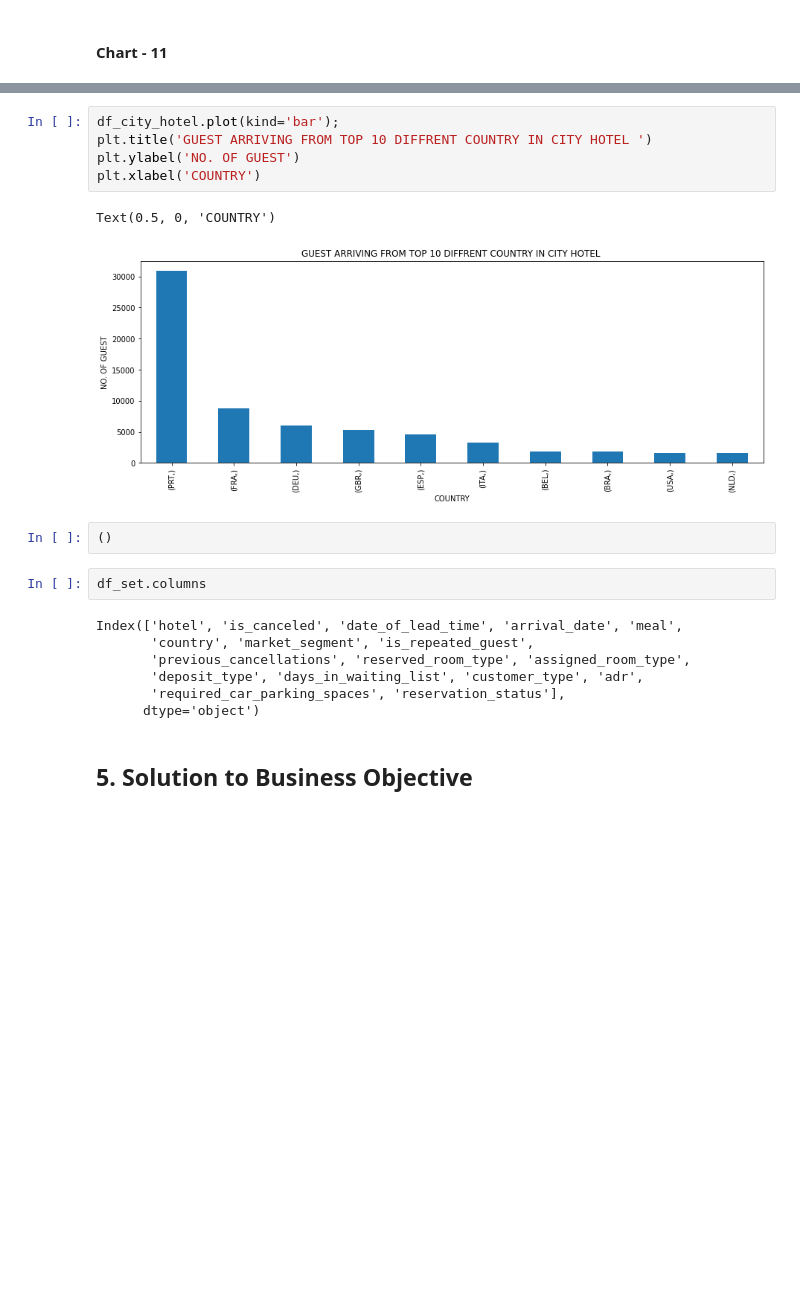
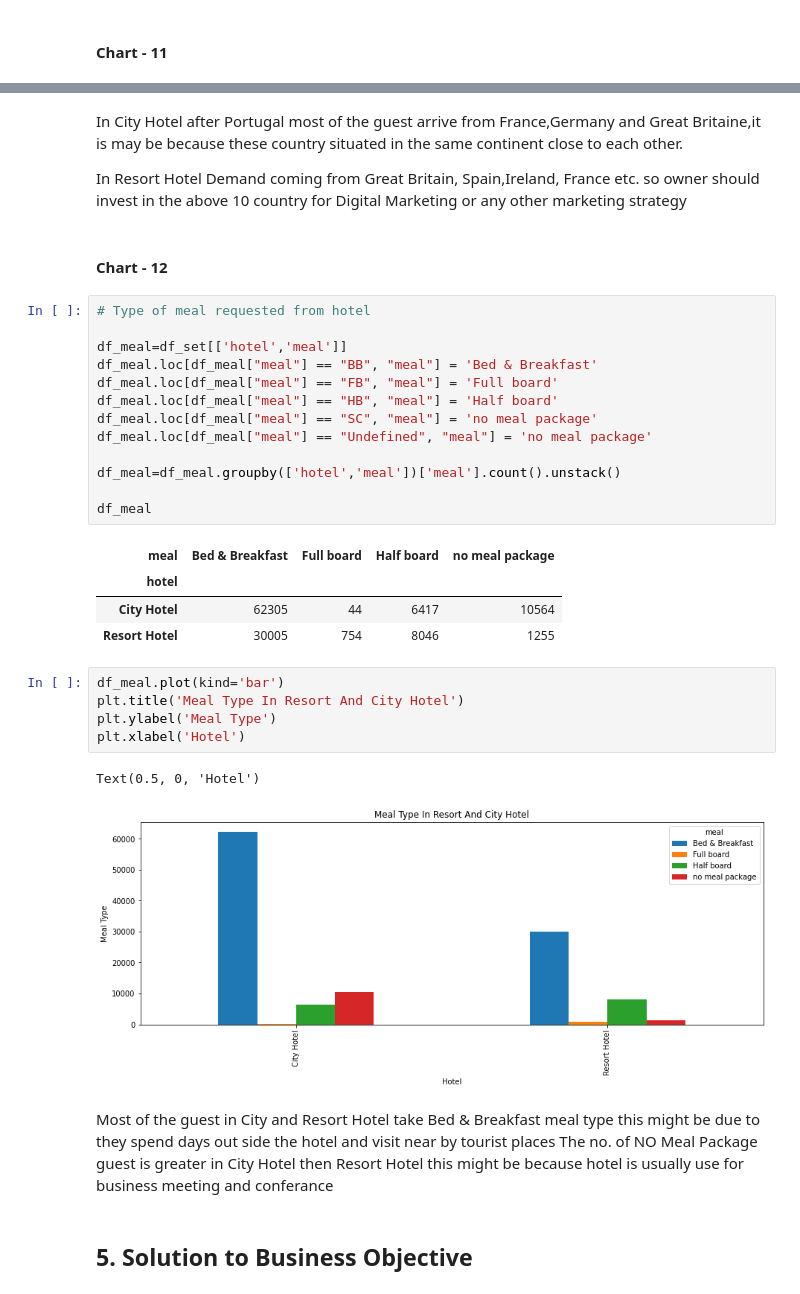
Before and after one commit to mayank-garg-depug/Birthday-greeting-card, a Jupyter notebook: EDA_Hotel_Booking_.ipynb, the cells around one changed output, grey strips where cells are left out. Cells and saved outputs as stored; diff of their text form; blank space fills up the shorter version.

```diff
--- a/EDA_Hotel_Booking_.ipynb
+++ b/EDA_Hotel_Booking_.ipynb
@@ -968,22 +1047,39 @@ Text(0.5, 0, 'COUNTRY')
-# %%
-df_city_hotel.plot(kind='bar');
-plt.title('GUEST ARRIVING FROM TOP 10 DIFFRENT COUNTRY IN CITY HOTEL ')
-plt.ylabel('NO. OF GUEST')
-plt.xlabel('COUNTRY')
-# %% [output]
-Text(0.5, 0, 'COUNTRY')
-[figure, removed]
-# %%
-()
-# %%
-df_set.columns
-# %% [output]
-Index(['hotel', 'is_canceled', 'date_of_lead_time', 'arrival_date', 'meal',
-       'country', 'market_segment', 'is_repeated_guest',
-       'previous_cancellations', 'reserved_room_type', 'assigned_room_type',
-       'deposit_type', 'days_in_waiting_list', 'customer_type', 'adr',
-       'required_car_parking_spaces', 'reservation_status'],
-      dtype='object')
+# %% [markdown]
+In City Hotel after Portugal most of the guest arrive from France,Germany and Great Britaine,it is may be because these country situated in the same continent close to each other.
+
+In Resort Hotel Demand coming from Great Britain, Spain,Ireland, France etc. so owner should invest in the above 10 country for Digital Marketing
+or any other marketing strategy
+# %% [markdown]
+#### Chart - 12
+# %%
+# Type of meal requested from hotel
+
+df_meal=df_set[['hotel','meal']]
+df_meal.loc[df_meal["meal"] == "BB", "meal"] = 'Bed & Breakfast'
+df_meal.loc[df_meal["meal"] == "FB", "meal"] = 'Full board'
+df_meal.loc[df_meal["meal"] == "HB", "meal"] = 'Half board'
+df_meal.loc[df_meal["meal"] == "SC", "meal"] = 'no meal package'
+df_meal.loc[df_meal["meal"] == "Undefined", "meal"] = 'no meal package'
+
+df_meal=df_meal.groupby(['hotel','meal'])['meal'].count().unstack()
+
+df_meal
+# %% [output]
+| meal | Bed & Breakfast | Full board | Half board | no meal package |
+| hotel |  |  |  |  |
+| City Hotel | 62305 | 44 | 6417 | 10564 |
+| Resort Hotel | 30005 | 754 | 8046 | 1255 |
+# %%
+df_meal.plot(kind='bar')
+plt.title('Meal Type In Resort And City Hotel')
+plt.ylabel('Meal Type')
+plt.xlabel('Hotel')
+# %% [output]
+Text(0.5, 0, 'Hotel')
+[figure, added]
+# %% [markdown]
+Most of the guest in City and Resort Hotel take Bed & Breakfast meal type this might be due to they spend days out side the hotel and visit near by tourist places
+The no. of NO Meal Package guest is greater in City Hotel then Resort Hotel this might be because hotel is usually use for business meeting and conferance
 # %% [markdown]
 ## **5. Solution to Business Objective**
 # %% [markdown]
```
Also changed, not shown: parts of 18 cells of this notebook.
